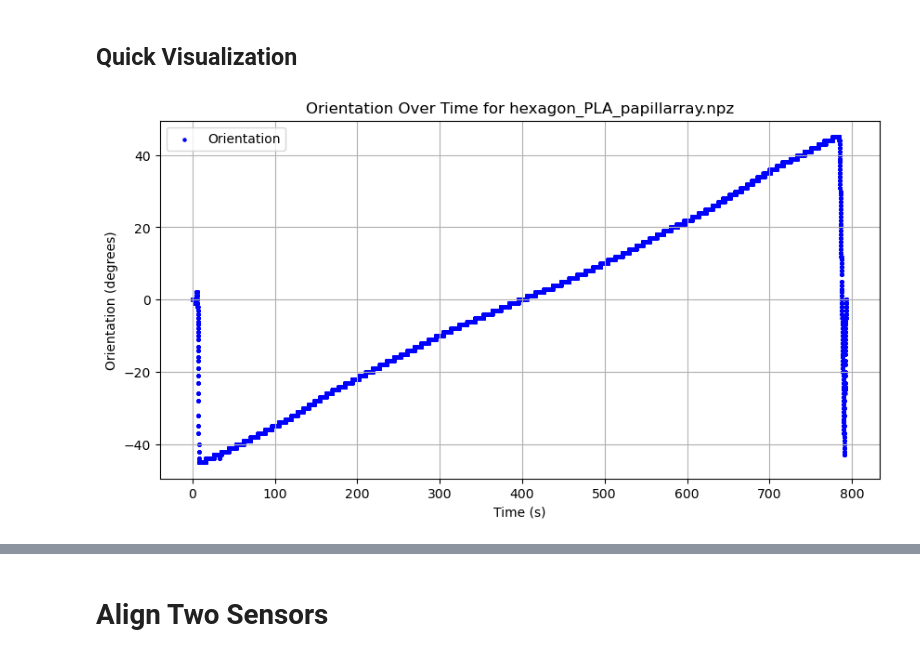
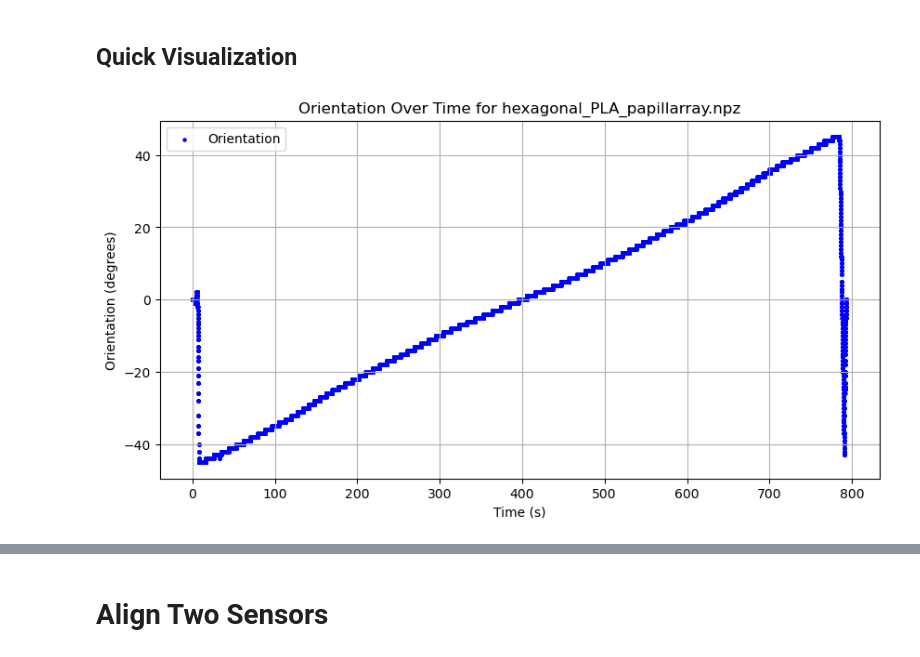
Before and after one commit to JiannnH/UniTac-NV, a Jupyter notebook: 2_data_alignment.ipynb, the cells around one changed output, grey strips where cells are left out. Cells and saved outputs as stored; diff of their text form; code cells hidden in the pictures.

```diff
--- a/2_data_alignment.ipynb
+++ b/2_data_alignment.ipynb
@@ -143,31 +143,31 @@ Calculated angles for PapillArray dataset successfully!
 # %%
 # Select a dataset to plot
 sensor_type = 'PapillArray'
 material = 'PLA'
-geometry = 'hexagon'
+geometry = 'hexagonal'
 
 file_name = None
 for name, data in dataset[sensor_type].items():
     if data['material'] == material and data['geometry'] == geometry:
         file_name = name
         break
 
 
 # Extract orientation and times
 angle = data['angle']
 times = data['times']
 
 # Plot the orientation
 plt.figure(figsize=(10, 5))
 plt.scatter(times, angle, label='Orientation', color='blue', s=5)
 plt.xlabel('Time (s)')
 plt.ylabel('Orientation (degrees)')
 plt.title(f'Orientation Over Time for {file_name}')
 plt.legend()
 plt.grid(True)
 plt.show()
 # %% [output]
-[figure, old version]
+[figure, new version]
 # %%
 def plot_z_force_distribution(dataset, sensor_types, geometry, material, angle):
     """
```
Also changed, not shown: parts of 5 cells of this notebook, 8 other files.
